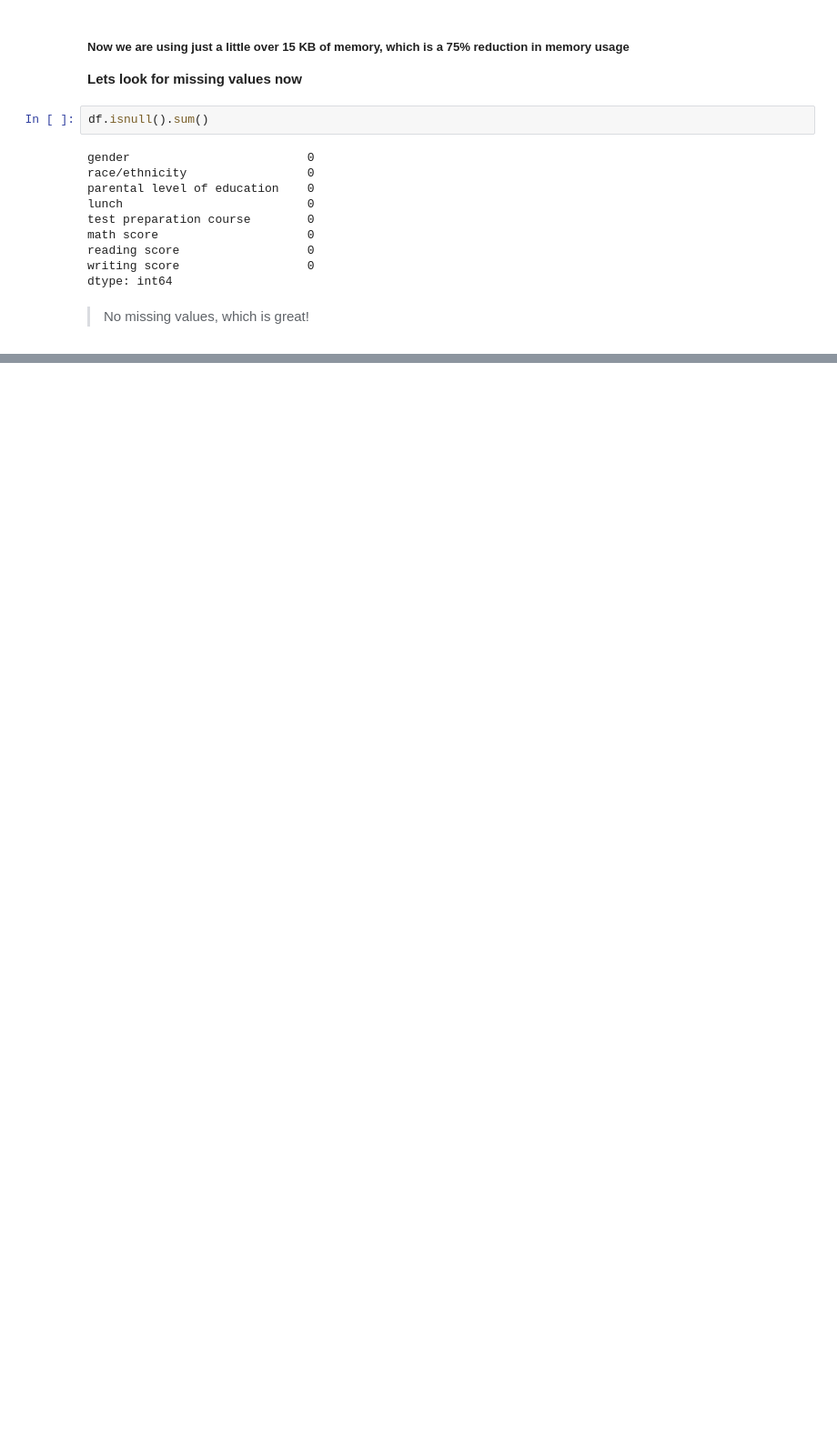
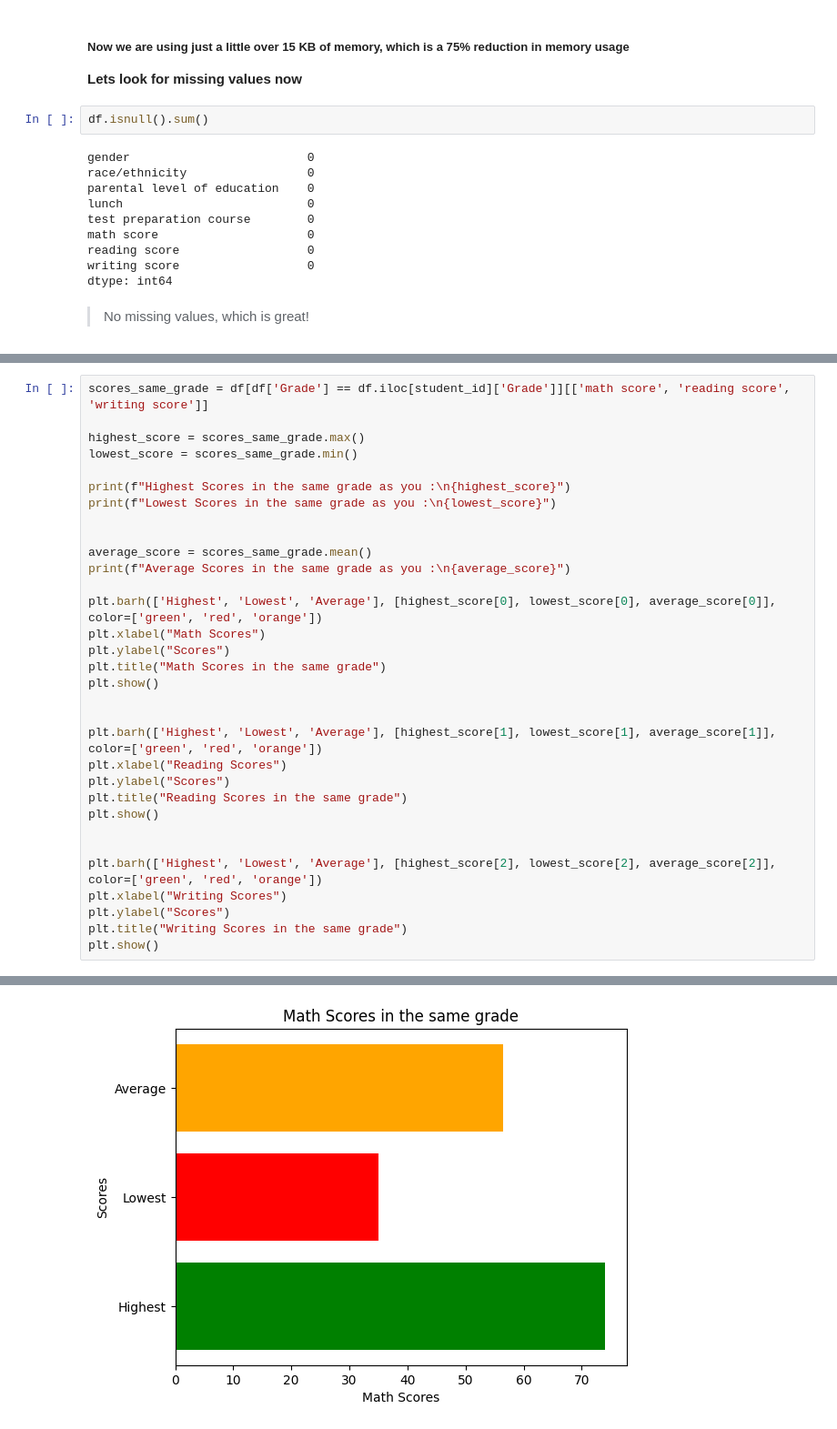
Before and after one commit to realKarthikNair/Student-Performance-Analysis, a Jupyter notebook: main.ipynb, the cells around one changed output, grey strips where cells are left out. Shown at 91% size. Cells and saved outputs as stored; diff of their text form; blank space fills up the shorter version.

```diff
--- a/main.ipynb
+++ b/main.ipynb
@@ -111,0 +212,33 @@ dtype: int64
+# %%
+scores_same_grade = df[df['Grade'] == df.iloc[student_id]['Grade']][['math score', 'reading score', 'writing score']]
+
+highest_score = scores_same_grade.max()
+lowest_score = scores_same_grade.min()
+
+print(f"Highest Scores in the same grade as you :\n{highest_score}")
+print(f"Lowest Scores in the same grade as you :\n{lowest_score}")
+
+
+average_score = scores_same_grade.mean()
+print(f"Average Scores in the same grade as you :\n{average_score}")
+
+plt.barh(['Highest', 'Lowest', 'Average'], [highest_score[0], lowest_score[0], average_score[0]], color=['green', 'red', 'orange'])
+plt.xlabel("Math Scores")
+plt.ylabel("Scores")
+plt.title("Math Scores in the same grade")
+plt.show()
+
+
+plt.barh(['Highest', 'Lowest', 'Average'], [highest_score[1], lowest_score[1], average_score[1]], color=['green', 'red', 'orange'])
+plt.xlabel("Reading Scores")
+plt.ylabel("Scores")
+plt.title("Reading Scores in the same grade")
+plt.show()
+
+
+plt.barh(['Highest', 'Lowest', 'Average'], [highest_score[2], lowest_score[2], average_score[2]], color=['green', 'red', 'orange'])
+plt.xlabel("Writing Scores")
+plt.ylabel("Scores")
+plt.title("Writing Scores in the same grade")
+plt.show()
+# %% [output]
@@ -111,0 +260 @@ dtype: int64
+[figure, added]
```
Also changed, not shown: parts of 12 cells of this notebook, 1 other file.
